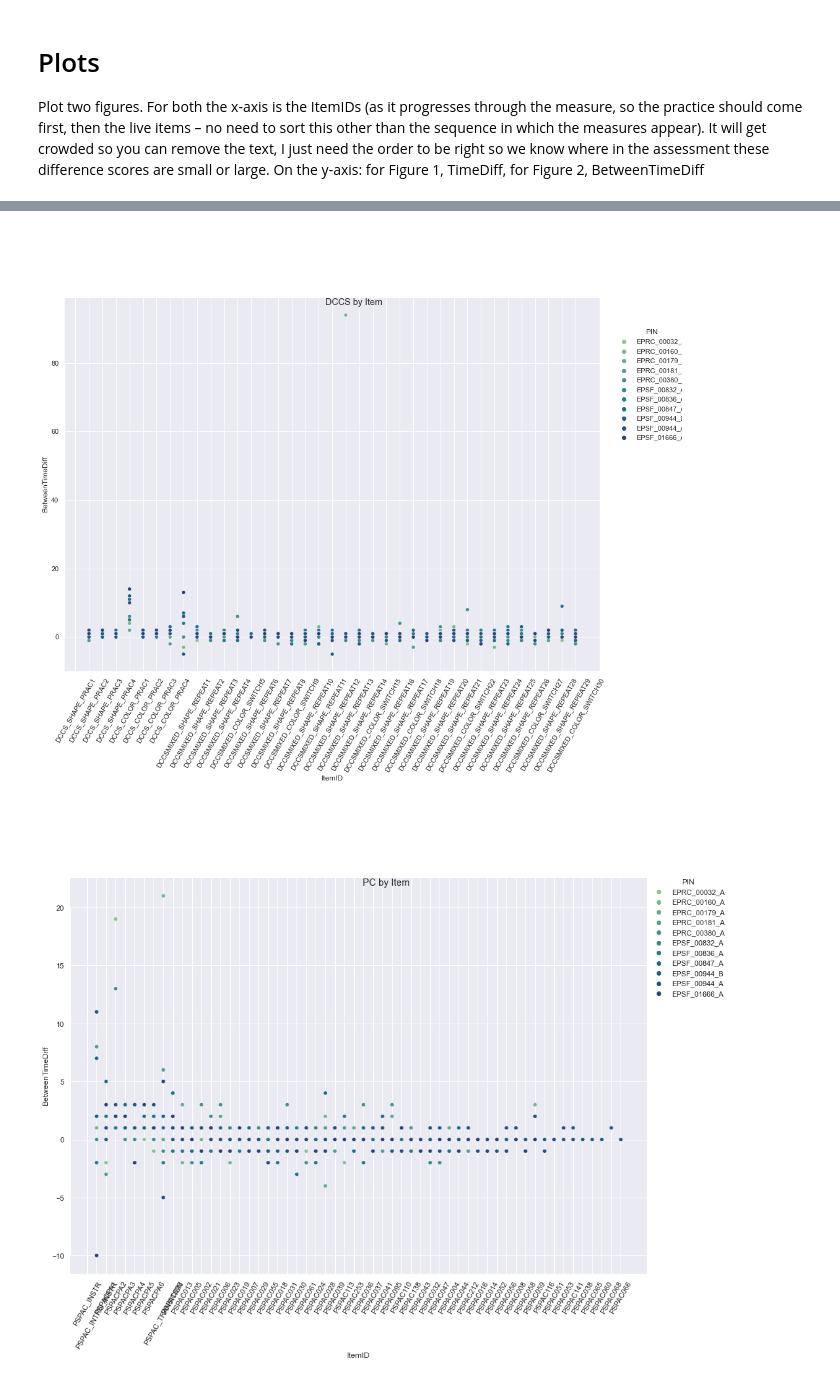
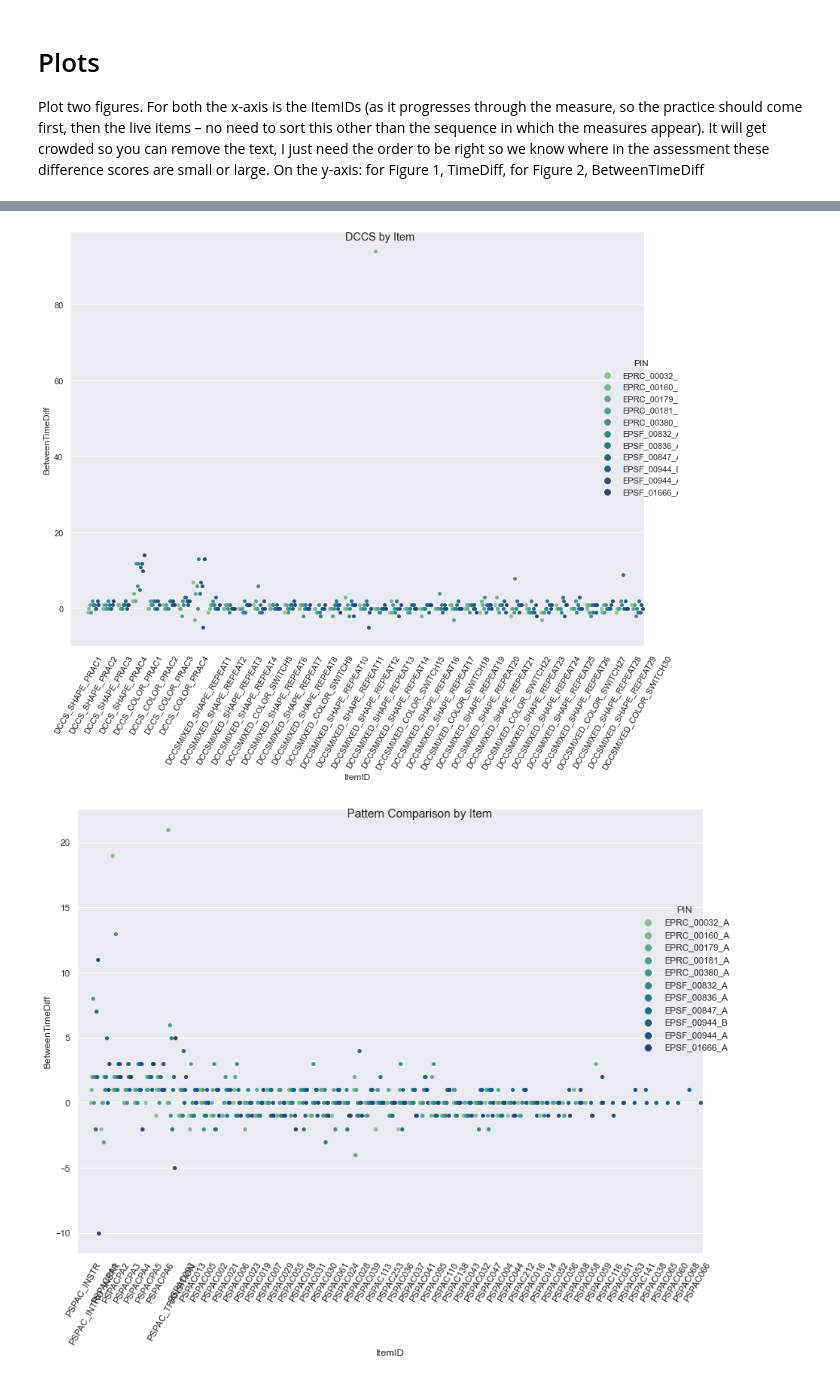
Before and after one commit to tianchu-shu/NWMSS, a Jupyter notebook: Timing_issue.ipynb, the cells around one changed output, grey strips where cells are left out. Saved outputs shown, nothing was run; the diff lists cells and outputs as text; code cells hidden in the pictures.

```diff
--- a/Timing_issue.ipynb
+++ b/Timing_issue.ipynb
@@ -294,18 +291,19 @@ leg.set_bbox_to_anchor([0.9,0.8])   # coordinates of lower left of bounding box
 # %%
-g=sns.relplot(data=dccs,  x="ItemID", y="BetweenTimeDiff", hue='PIN', palette="crest", height=9, aspect=13/9)
+g=sns.catplot(data=dccs,  x="ItemID", y="BetweenTimeDiff", hue='PIN',palette="crest", dodge=True, kind="swarm",
+                height=8.27, aspect=11.7/8.27)
 g.set_xticklabels(rotation=60)
-g.despine(trim=True)
 g.fig.suptitle("DCCS by Item")
 leg = g._legend
-leg.set_bbox_to_anchor([1,1])   # coordinates of lower left of bounding box
+leg.set_bbox_to_anchor([0.9,0.8])   # coordinates of lower left of bounding box
 # %% [output]
-[figure, old version]
+[figure, new version]
 # %%
-g=sns.relplot(data=pc,  x="ItemID", y="BetweenTimeDiff", hue='PIN', palette="crest",height=9, aspect=13/9)
+g=sns.catplot(data=pc,  x="ItemID", y="BetweenTimeDiff", hue='PIN',palette="crest", dodge=True, kind="swarm",
+                height=8.27, aspect=11.7/8.27)
+
 g.set_xticklabels(rotation=60)
-g.despine(trim=True)
-g.fig.suptitle("PC by Item")
+g.fig.suptitle("Pattern Comparison by Item")
 leg = g._legend
-leg.set_bbox_to_anchor([1,1])
+leg.set_bbox_to_anchor([0.9,0.8])   # coordinates of lower left of bounding box
 # %% [output]
-[figure, old version]
+[figure, new version]
```
Also changed, not shown: parts of 7 cells of this notebook.
